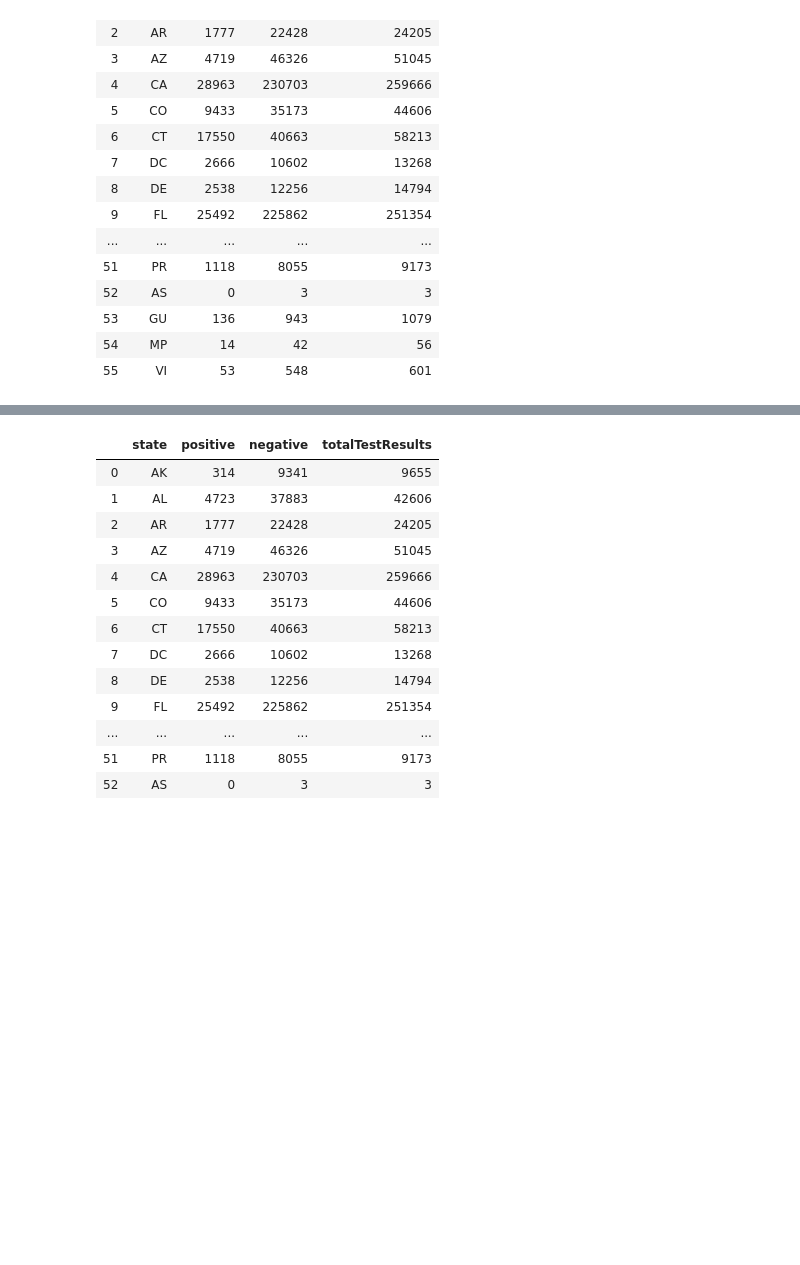
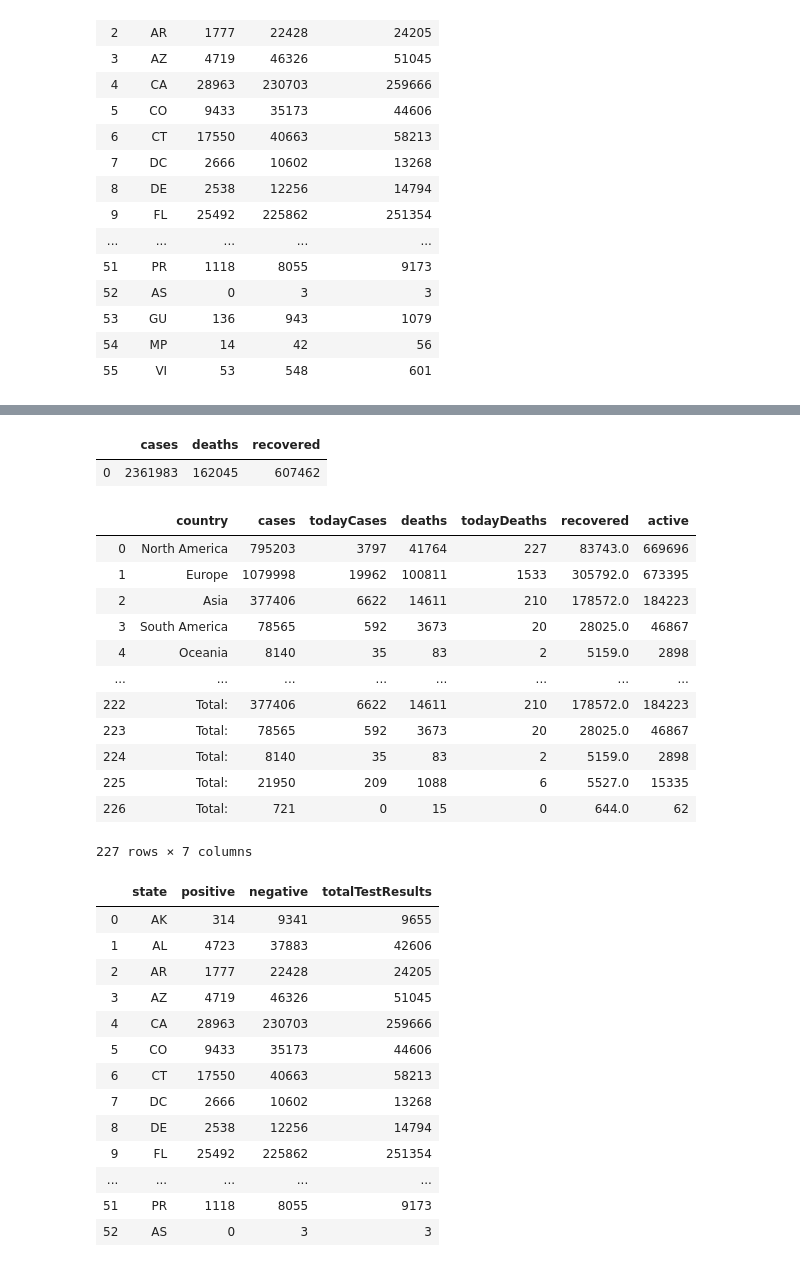
Before and after one commit to lmstevens/Group_Project_1, a Jupyter notebook: Countries_Data.ipynb, the cells around one changed output, grey strips where cells are left out. Cells and saved outputs as stored; diff of their text form; code cells hidden in the pictures; blank space fills up the shorter version.

Commit message:
Dataframes added Global,Combined_Countries,ALL_US

```diff
--- a/Countries_Data.ipynb
+++ b/Countries_Data.ipynb
@@ -166,2 +150,25 @@ US_df.iloc[:,[0,1,8,22]]
+# %%
+Global_DF = pd.DataFrame(Global_df)
+Global_DF
+# %% [output]
+|  | cases | deaths | recovered |
+| 0 | 2361983 | 162045 | 607462 |
+# %%
+Combined_Countries_DF = pd.DataFrame(Countries_df.iloc[:,[0,1,2,3,4,5,6,]])
+Combined_Countries_DF
+# %% [output]
+|  | country | cases | todayCases | deaths | todayDeaths | recovered | active |
+| 0 | North America | 795203 | 3797 | 41764 | 227 | 83743.0 | 669696 |
+| 1 | Europe | 1079998 | 19962 | 100811 | 1533 | 305792.0 | 673395 |
+| 2 | Asia | 377406 | 6622 | 14611 | 210 | 178572.0 | 184223 |
+| 3 | South America | 78565 | 592 | 3673 | 20 | 28025.0 | 46867 |
+| 4 | Oceania | 8140 | 35 | 83 | 2 | 5159.0 | 2898 |
+| ... | ... | ... | ... | ... | ... | ... | ... |
+| 222 | Total: | 377406 | 6622 | 14611 | 210 | 178572.0 | 184223 |
+| 223 | Total: | 78565 | 592 | 3673 | 20 | 28025.0 | 46867 |
+| 224 | Total: | 8140 | 35 | 83 | 2 | 5159.0 | 2898 |
+| 225 | Total: | 21950 | 209 | 1088 | 6 | 5527.0 | 15335 |
+| 226 | Total: | 721 | 0 | 15 | 0 | 644.0 | 62 |
+227 rows × 7 columns
 # %%
 ALL_US_df = pd.DataFrame(US_df.iloc[:,[0,1,8,22]])
```
Also changed, not shown: parts of 9 cells of this notebook.
